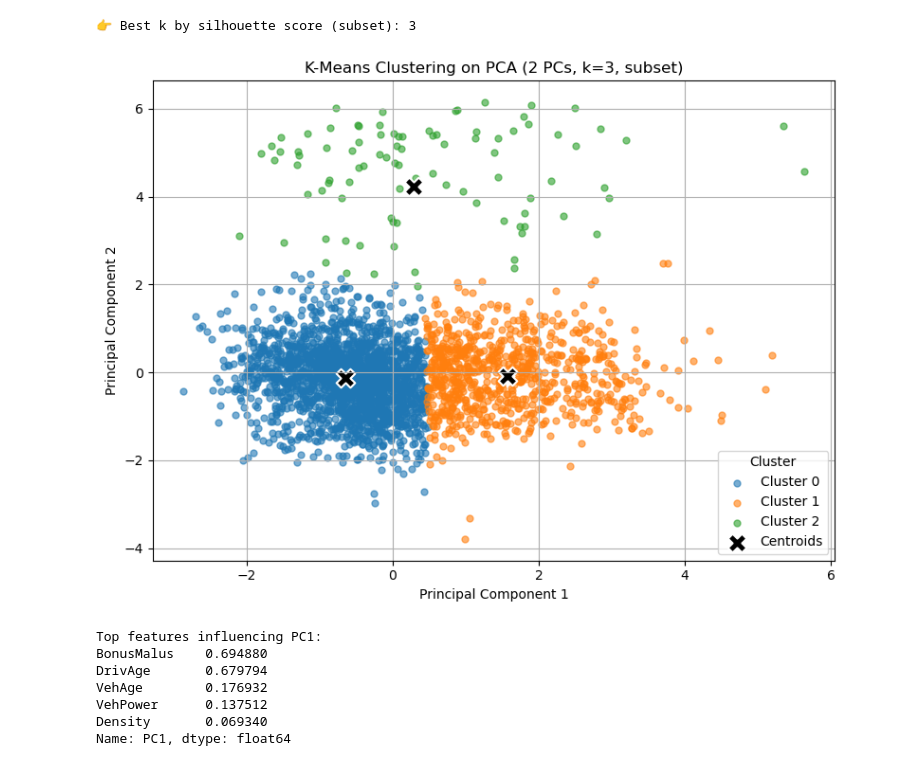
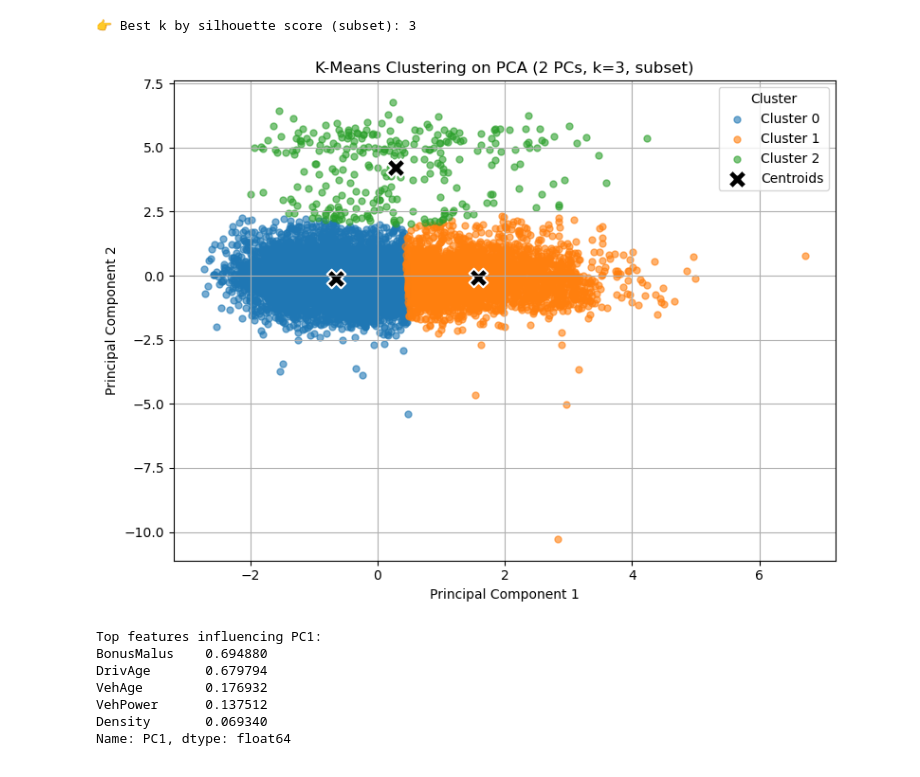
Before and after one commit to EKorczakitu/Clustered-Together, a Jupyter notebook: notebooks/01_A_PCA+CLUSTERING.ipynb, the cells around one changed output. Saved outputs shown, nothing was run; the diff lists cells and outputs as text; code cells hidden in the pictures.

```diff
--- a/notebooks/01_A_PCA+CLUSTERING.ipynb
+++ b/notebooks/01_A_PCA+CLUSTERING.ipynb
@@ -187,11 +187,11 @@ pca = PCA(n_components=2, random_state=42)
 pca_data = pca.fit_transform(data[numeric_cols])
 
 # --- Step 2: Fit K-Means with k=3 ---
-kmeans = KMeans(n_clusters=3, n_init=10, random_state=42)
+kmeans = KMeans(n_clusters=3, n_init=20, random_state=42)
 labels = kmeans.fit_predict(pca_data)
 
 # --- Step 3: Take a random subset for plotting ---
-sample_size = min(3000, len(pca_data))   # plot max 3000 points
+sample_size = min(10000, len(pca_data))   # plot max 3000 points
 rng = np.random.default_rng(42)
 sample_idx = rng.choice(len(pca_data), size=sample_size, replace=False)
 
@@ -205,34 +205,34 @@ for cluster_id in np.unique(label_sample):
     cluster_points = pca_sample[label_sample == cluster_id]
     plt.scatter(
         cluster_points[:, 0],
         cluster_points[:, 1],
         s=25,
         alpha=0.6,
         label=f'Cluster {cluster_id}'
     )
 
 # --- Step 5: Plot centroids (optional) ---
 centroids = kmeans.cluster_centers_
 plt.scatter(
     centroids[:, 0],
     centroids[:, 1],
     c='black',
     s=200,
     marker='X',
     edgecolors='white',
     linewidths=1.5,
     label='Centroids'
 )
 
 plt.xlabel("Principal Component 1")
 plt.ylabel("Principal Component 2")
 plt.title("K-Means Clustering on PCA (2 PCs, k=3, subset)")
 plt.legend(title="Cluster")
 plt.grid(True)
 plt.tight_layout()
 plt.show()
 # %% [output]
-[figure, old version]
+[figure, new version]
 # %%
 # --- Compute PCA loadings (feature importance) ---
 loadings = pd.DataFrame(pca.components_.T, columns=[f'PC{i+1}' for i in range(pca.n_components_)], index=numeric_cols)
```
Also changed, not shown: parts of 5 cells of this notebook, 3 other files.
